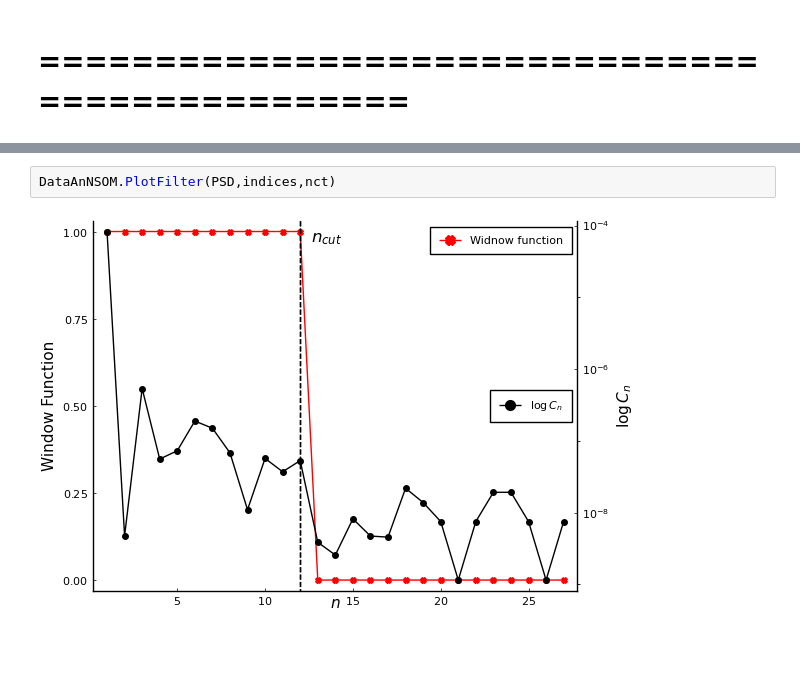
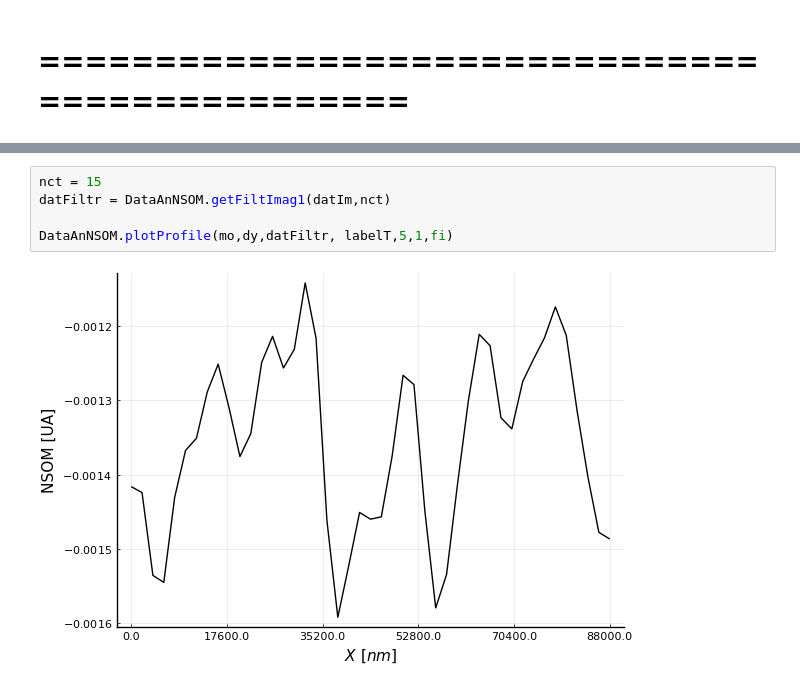
Before and after one commit to Gabmtzz/juDataNSOM, a Jupyter notebook: notebook/nsomdata.ipynb, the cells around one changed output, grey strips where cells are left out. Drawn from its saved outputs; the diff is of its cells as text; blank space fills up the shorter version.

```diff
--- a/notebook/nsomdata.ipynb
+++ b/notebook/nsomdata.ipynb
@@ -61,4 +45,7 @@ plot(filtrD)
-# %%
-DataAnNSOM.PlotFilter(PSD,indices,nct)
-# %% [output]
-[figure, removed]
+# %%
+nct = 15
+datFiltr = DataAnNSOM.getFiltImag1(datIm,nct)
+
+DataAnNSOM.plotProfile(mo,dy,datFiltr, labelT,5,1,fi)
+# %% [output]
+[figure, added]
```
Also changed, not shown: parts of 5 cells of this notebook, 1 other file.
